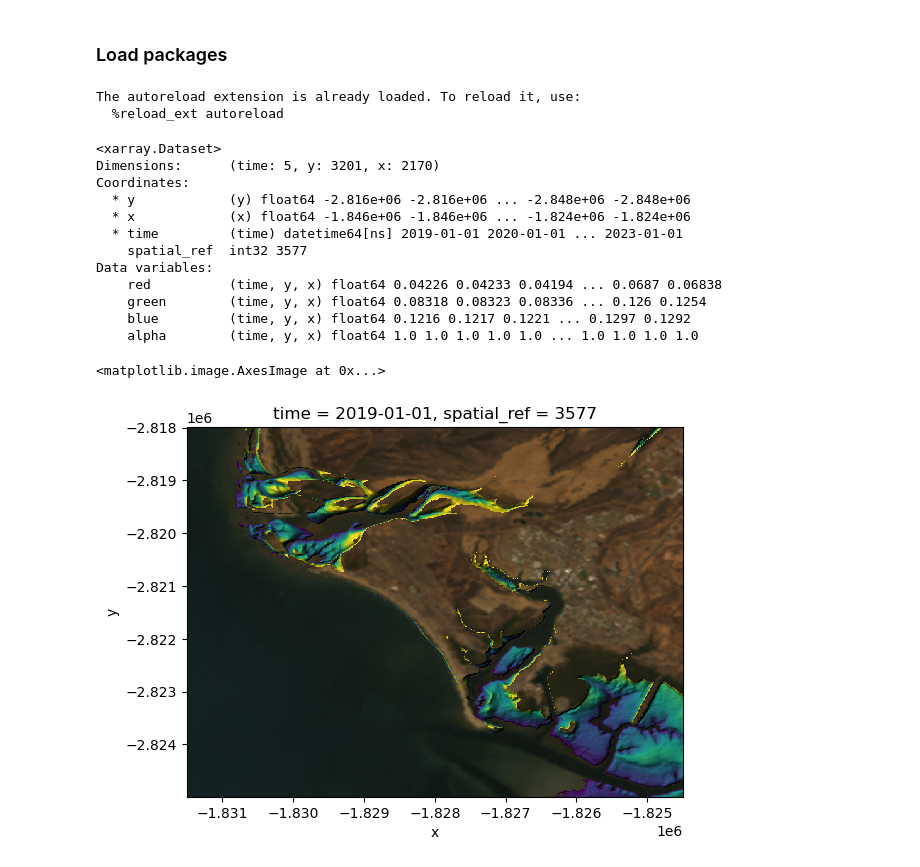
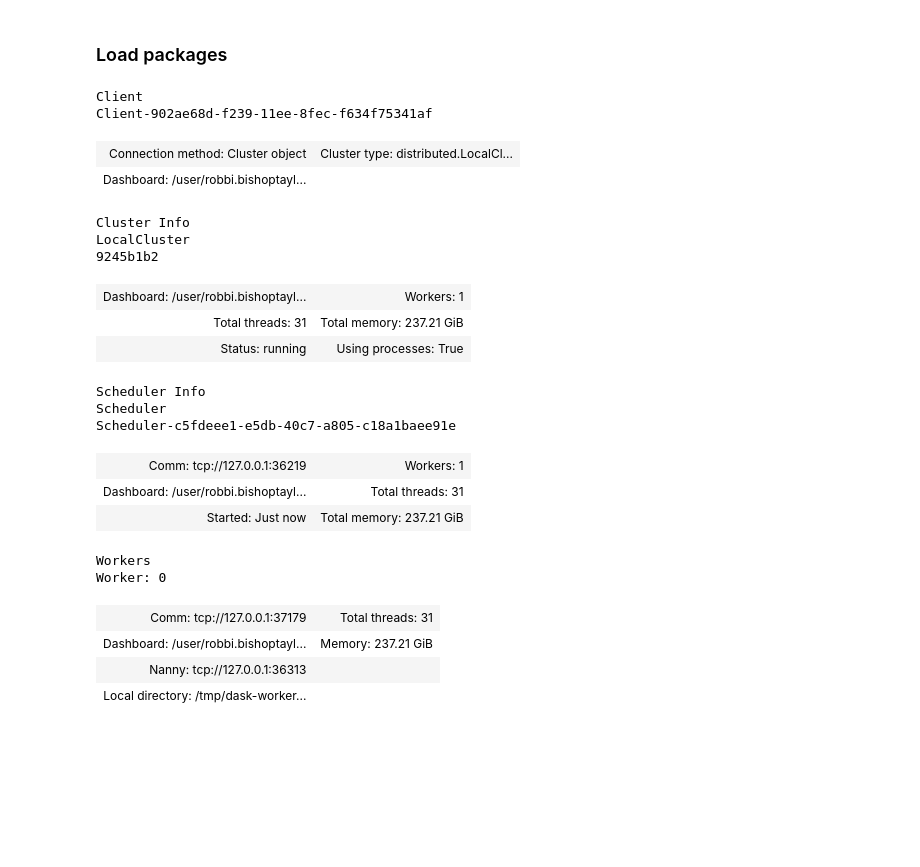
Before and after one commit to GeoscienceAustralia/dea-intertidal, a Jupyter notebook: notebooks/experimental/Intertidal_elevation_animation.ipynb, the cells around one changed output. Cells and saved outputs as stored; diff of their text form; code cells hidden in the pictures; blank space fills up the shorter version.

```diff
--- a/notebooks/experimental/Intertidal_elevation_animation.ipynb
+++ b/notebooks/experimental/Intertidal_elevation_animation.ipynb
@@ -14,23 +14,54 @@ Install additional packages directly from the requirements file
 # %%
 %load_ext autoreload
 %autoreload 2
 
 from IPython.display import Image
 
 # import datacube
 import glob
 import xarray as xr
 import pandas as pd
 import numpy as np
 
 import datacube
 # from datacube.utils.geometry import assign_crs
 import odc.geo.xr
 from dea_tools.plotting import xr_animation
-from intertidal.utils import load_config, intertidal_hillshade
+from dea_tools.dask import create_local_dask_cluster
+from intertidal.utils import intertidal_hillshade
 
 # Connect to datacube
-dc = datacube.Datacube(app="Intertidal_elevation")
+# dc = datacube.Datacube(app="Intertidal_elevation")
+
+config = {
+    'db_hostname': 'dea-dev-eks-proxy-share.endpoint.proxy-cxhoeczwhtar.ap-southeast-2.rds.amazonaws.com',
+    'db_database': 'odc',
+    'db_username': 'sandbox_reader',
+    'db_password': 'ZWGRrBLmRs9WqTIj'
+}
+dc = datacube.Datacube(config=config)
+
+client = create_local_dask_cluster(return_client=True)
 # %% [output]
-The autoreload extension is already loaded. To reload it, use:
-  %reload_ext autoreload
+Client
+Client-902ae68d-f239-11ee-8fec-f634f75341af
+| Connection method: Cluster object | Cluster type: distributed.LocalCl... |
+| Dashboard: /user/robbi.bishoptayl... |  |
+Cluster Info
+LocalCluster
+9245b1b2
+| Dashboard: /user/robbi.bishoptayl... | Workers: 1 |
+| Total threads: 31 | Total memory: 237.21 GiB |
+| Status: running | Using processes: True |
+Scheduler Info
+Scheduler
+Scheduler-c5fdeee1-e5db-40c7-a805-c18a1baee91e
+| Comm: tcp://127.0.0.1:36219 | Workers: 1 |
+| Dashboard: /user/robbi.bishoptayl... | Total threads: 31 |
+| Started: Just now | Total memory: 237.21 GiB |
+Workers
+Worker: 0
+| Comm: tcp://127.0.0.1:37179 | Total threads: 31 |
+| Dashboard: /user/robbi.bishoptayl... | Memory: 237.21 GiB |
+| Nanny: tcp://127.0.0.1:36313 |  |
+| Local directory: /tmp/dask-worker... |  |
@@ -76,31 +67,0 @@ intertidal_da = intertidal_da.odc.assign_crs("EPSG:3577")
-# %%
-
-hltc = dc.load(product='low_tide_comp_20p',
-        like=intertidal_da.odc.geobox.compat,
-        resampling='bilinear',
-        measurements=['red', 'green', 'blue', 'nir']) * 2
-hltc['nir'][:] = 1
-hltc = hltc.rename({'nir': 'alpha'})
-
-intertidal_ds = xr.where(intertidal_da.isnull(), hltc.squeeze('time').to_array('variables'), intertidal_da).to_dataset('variables')
-intertidal_ds = intertidal_ds.odc.assign_crs("EPSG:3577")
-intertidal_ds
-# %% [output]
-<xarray.Dataset>
-Dimensions:      (time: 5, y: 3201, x: 2170)
-Coordinates:
-  * y            (y) float64 -2.816e+06 -2.816e+06 ... -2.848e+06 -2.848e+06
-  * x            (x) float64 -1.846e+06 -1.846e+06 ... -1.824e+06 -1.824e+06
-  * time         (time) datetime64[ns] 2019-01-01 2020-01-01 ... 2023-01-01
-    spatial_ref  int32 3577
-Data variables:
-    red          (time, y, x) float64 0.04226 0.04233 0.04194 ... 0.0687 0.06838
-    green        (time, y, x) float64 0.08318 0.08323 0.08336 ... 0.126 0.1254
-    blue         (time, y, x) float64 0.1216 0.1217 0.1221 ... 0.1297 0.1292
-    alpha        (time, y, x) float64 1.0 1.0 1.0 1.0 1.0 ... 1.0 1.0 1.0 1.0
-# %%
-testing = intertidal_ds.isel(x=slice(-750, -50), y=slice(200, 900))
-testing.isel(time=0).to_array().plot.imshow()
-# %% [output]
-<matplotlib.image.AxesImage at 0x...>
-[figure, removed]
```
Also changed, not shown: parts of 10 cells of this notebook, 3 other files.
